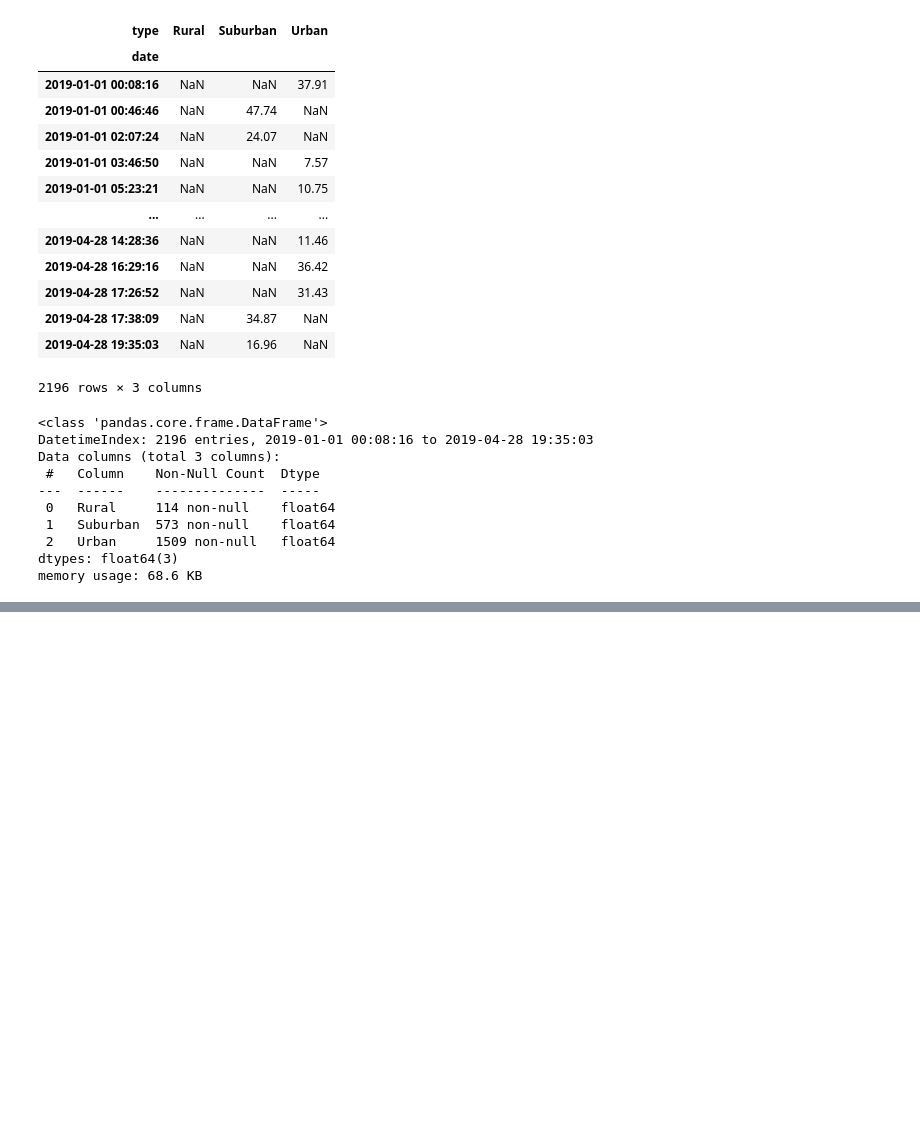
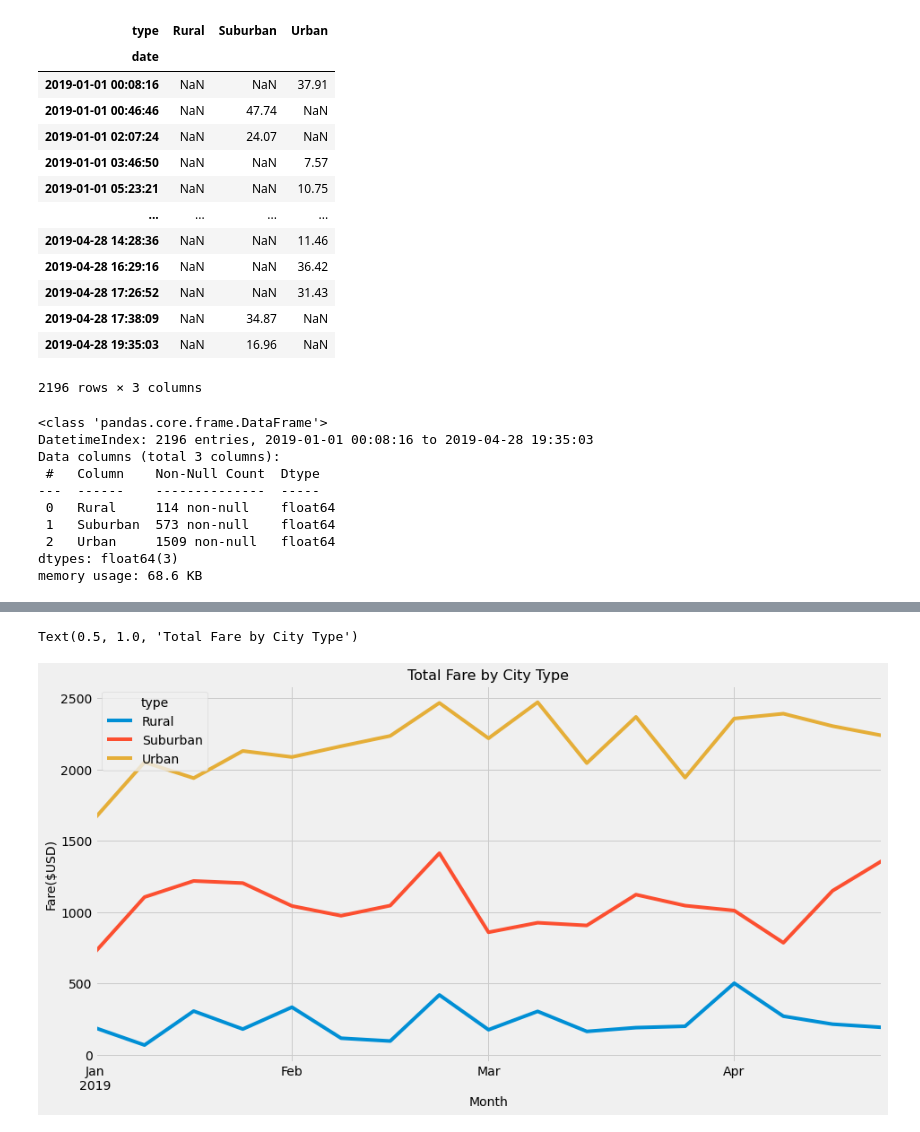
Before and after one commit to mselover21/Ride-Sharing-Analysis, a Jupyter notebook: PyBer_Challenge.ipynb, the cells around one changed output, grey strips where cells are left out. Drawn from its saved outputs; the diff is of its cells as text; code cells hidden in the pictures; blank space fills up the shorter version.

Commit message:
Working on plot for resampled df

```diff
--- a/PyBer_Challenge.ipynb
+++ b/PyBer_Challenge.ipynb
@@ -259,3 +259,5 @@ dtypes: float64(3)
 memory usage: 68.6 KB
 # %%
 # 8. Create a new DataFrame using the "resample()" function by week 'W' and get the sum of the fares for each week.
+fares_jane_april_week_df = fares_jan_april_df.resample("W").sum()
+fares_jane_april_week_df.head(10)
@@ -262,7 +277,18 @@ memory usage: 68.6 KB
 # %%
 # 8. Using the object-oriented interface method, plot the resample DataFrame using the df.plot() function.
 
 # Import the style from Matplotlib.
 from matplotlib import style
 # Use the graph style fivethirtyeight.
 style.use('fivethirtyeight')
+fares_jane_april_week_df.plot(figsize=(14,8))
+plt.gcf().subplots_adjust(bottom=0.15)
+# Create Labels
+plt.xlabel("Month",fontsize=14)
+plt.ylabel("Fare($USD)",fontsize=14)
+plt.title("Total Fare by City Type",fontsize=16)
+#Create Legend
+lgnd = plt.legend()
+# %% [output]
+Text(0.5, 1.0, 'Total Fare by City Type')
+[figure, added]
```
Also changed, not shown: parts of 1 cell of this notebook.
